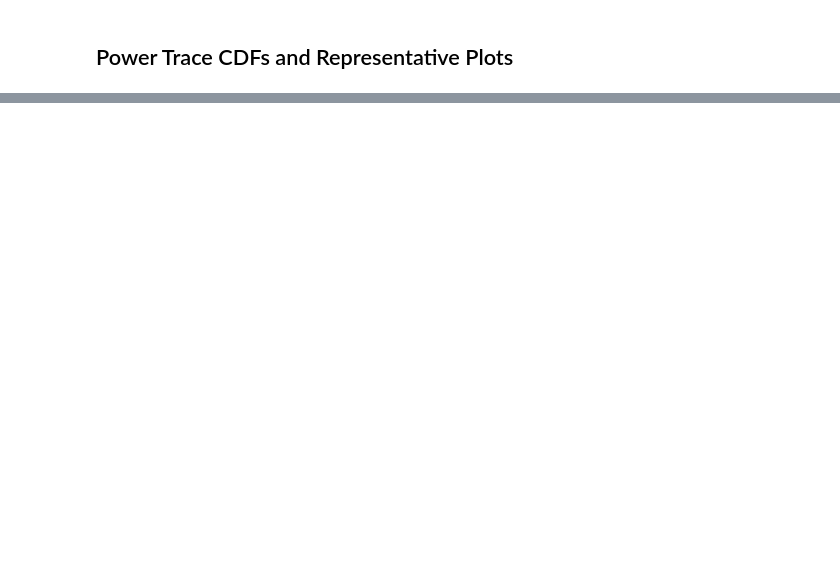
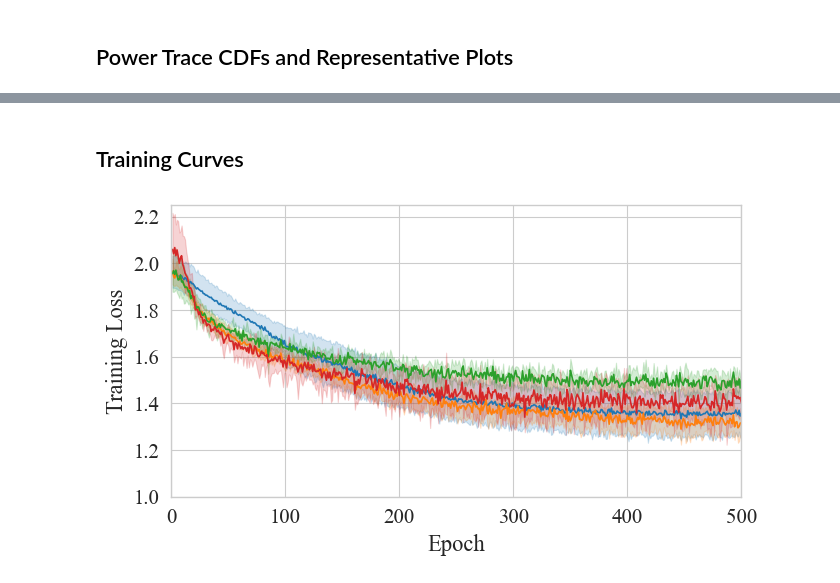
Before and after one commit to grantwilkins/powertrace-sim, a Jupyter notebook: evaluation.ipynb, the cells around one changed output, grey strips where cells are left out. Cells and saved outputs as stored; diff of their text form; code cells hidden in the pictures; blank space fills up the shorter version.

Commit message:
changes in my data

```diff
--- a/evaluation.ipynb
+++ b/evaluation.ipynb
@@ -61,10 +61,12 @@ tp_color_key = {
 # Store all CDF data for plotting
 cdf_data = []
 
+print(dataset.traces[0]["x"].shape[1])
+
 for tp in tp_values:
     print(f"\nProcessing TP={tp}")
     classifier = load_classifier(
-        weights_path + model + f"_{hardware_accelerator}_tp{tp}.pt",
+        f"{weights_path}/model_tp{tp}_H64_biGRU.pt",
         device=device,
         Dx=dataset.traces[0]["x"].shape[1],
         K=6,
@@ -243,0 +257,34 @@ plt.savefig(f"cdf-power-trace_{model}_{hw}_combined.pdf", bbox_inches="tight")
+# %% [markdown]
+## Training Curves
+# %%
+import glob
+big_df = pd.DataFrame()
+for f in glob.glob("./results/training/*/*epochs.csv", recursive=True):
+    model = f.split("/")[3].split("_")[0]
+    hw = f.split("/")[3].split("_")[1]
+    tp = f.split("/")[3].split("_")[2].split("tp")[-1]
+    df = pd.read_csv(f)
+    df = df[df["epoch"] <= 500]
+    model_legend = "Llama-3.1 (70B)" if model == "llama-3-70b" else "Llama-3.1 (8B)" if model == "llama-3-8b" else "gpt-oss (20B)" if model =="gpt-oss-20b" else "gpt-oss (120B)"
+    df["Model"] = model_legend
+    df["TP"] = tp
+    df["GPU"] = hw.upper()
+    big_df = pd.concat([big_df, df], ignore_index=True)
+# %%
+plt.figure(figsize=(7,4))
+sns.set_style("whitegrid")
+sns.set_context("paper", font_scale=1.7)
+matplotlib.rcParams["pdf.fonttype"] = 42
+matplotlib.rcParams["ps.fonttype"] = 42
+matplotlib.rcParams["font.family"] = "Times New Roman"
+sns.lineplot(x="epoch", y="train_loss", data=big_df, hue="Model", hue_order=["Llama-3.1 (8B)", "Llama-3.1 (70B)", "gpt-oss (20B)", "gpt-oss (120B)"])
+plt.xlabel("Epoch")
+plt.ylabel("Training Loss")
+plt.xlim(0,500)
+plt.legend("",[],frameon=False)
+plt.tight_layout()
+plt.ylim(1.0, 2.25)
+plt.savefig("training_loss_models.pdf", bbox_inches="tight")
+# plt.legend(frameon=False,bbox_to_anchor=(1.05, 0.75), loc='upper left')
+# %% [output]
+[figure, added]
```
Also changed, not shown: parts of 5 cells of this notebook, 14 other files.
